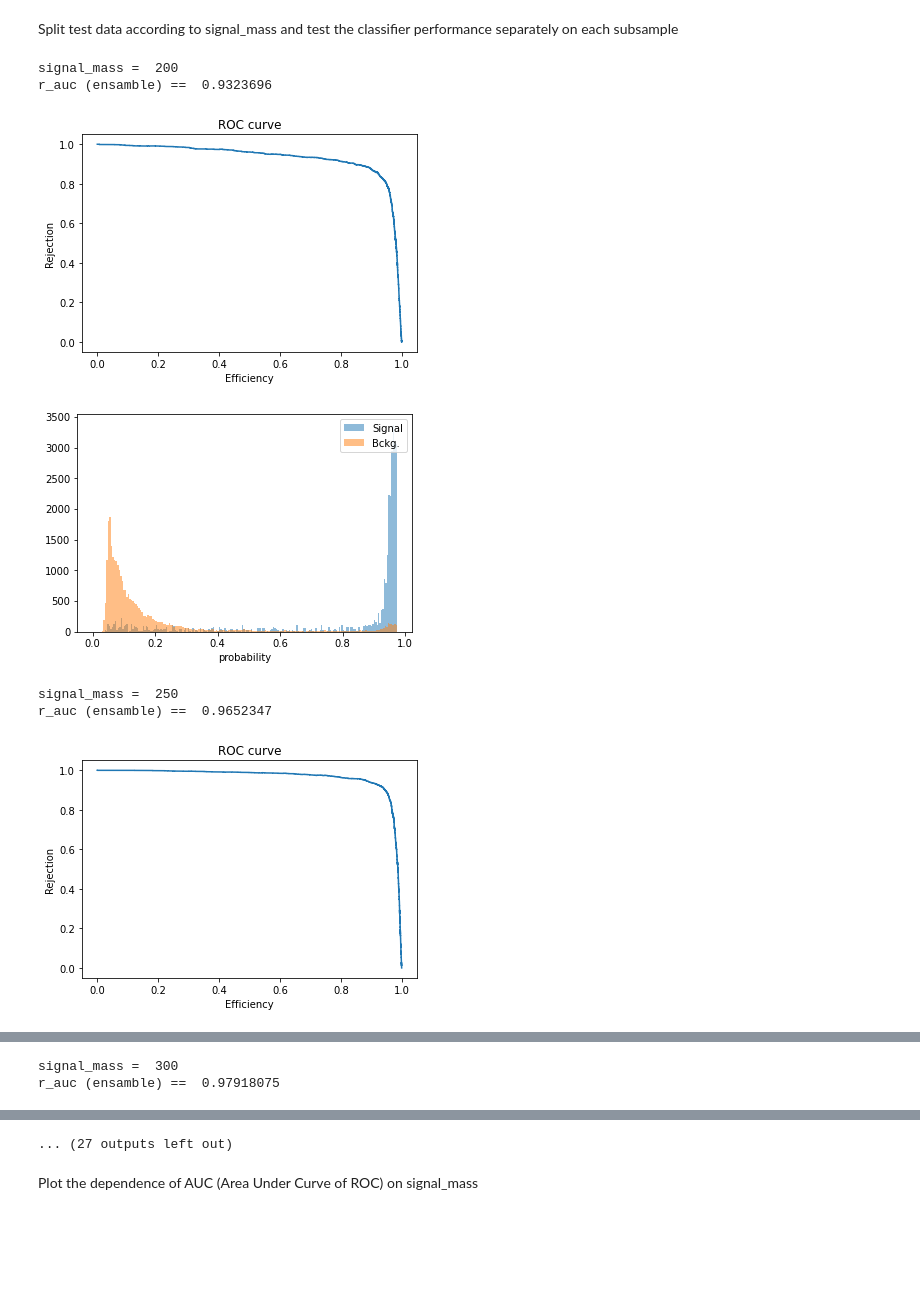
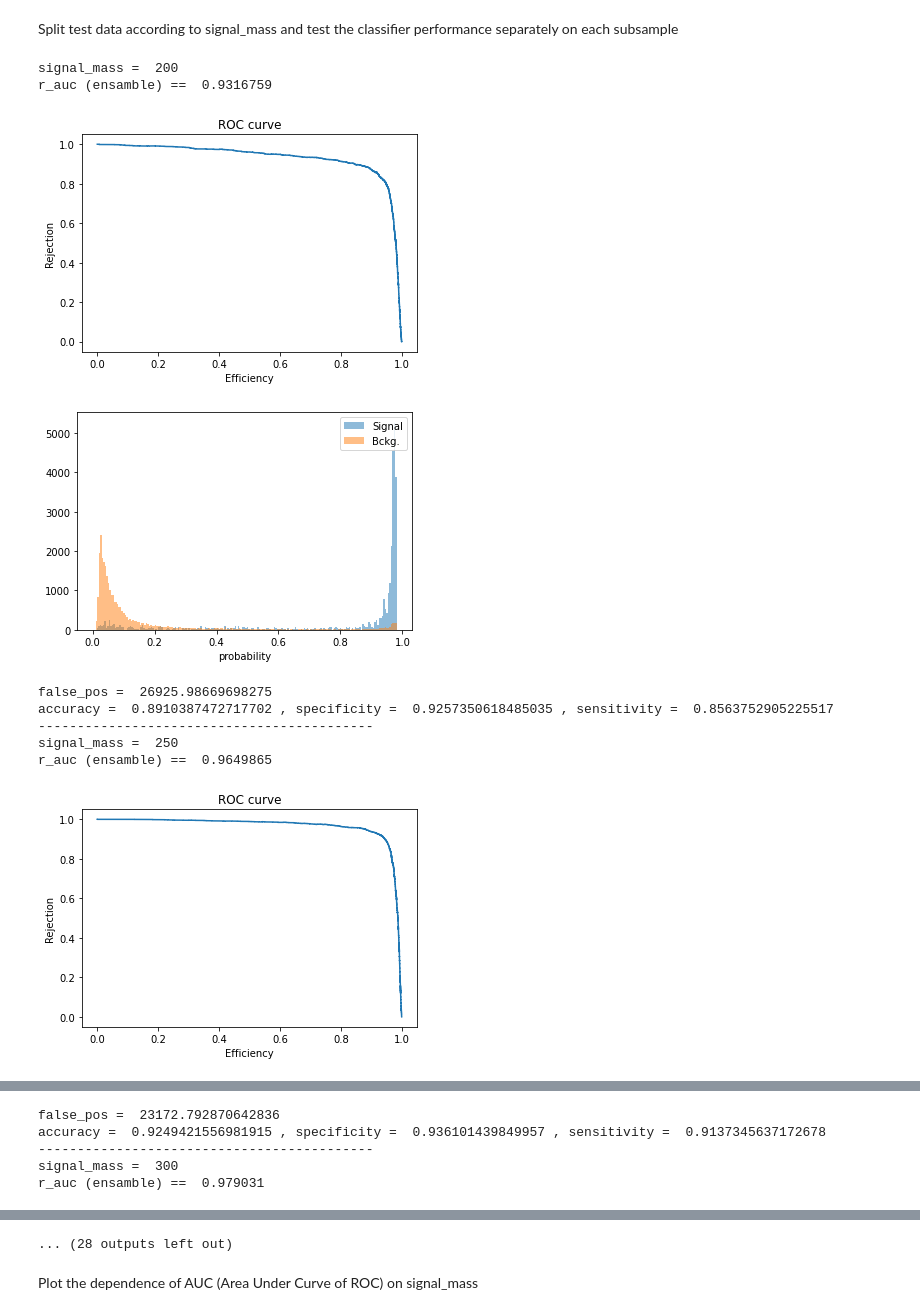
Before and after one commit to marcinwolter/Higgs_Janka, a Jupyter notebook: Higgs_Janka_1v_2mln.ipynb, the cells around one changed output, grey strips where cells are left out. Drawn from its saved outputs; the diff is of its cells as text; code cells hidden in the pictures; blank space fills up the shorter version.

```diff
--- a/Higgs_Janka_1v_2mln.ipynb
+++ b/Higgs_Janka_1v_2mln.ipynb
@@ -296,7 +296,8 @@ Build an ensamble of networks trained using k-folding and test it on test data
 def test_ensamble(x_test_all, y_test_all, sw_test_all):
 
   #Limit the number of events
-  x_test_all, y_test_all, sw_test_all = x_test_all[0:100000], y_test_all[0:100000], sw_test_all[0:100000]
+  n_events = 100000
+  x_test_all, y_test_all, sw_test_all = x_test_all[0:n_events], y_test_all[0:n_events], sw_test_all[0:n_events]
 
 
   mask_s = np.in1d(y_test_all.vClass, 1.)
@@ -380,25 +444,39 @@ Split test data according to signal_mass and test the classifier performance sep
 # %%
 auc_list = []
 av_auc_list = []
 aucs_list = []
+
+acc_list = []
+spec_list = []
+sens_list = []
 
 for m in masses:
   print("signal_mass = ",m)
   mask = np.in1d(x_test_all.signal_mass, m)
 
   x_test_m = x_test_all[mask]
   y_test_m = y_test_all[mask]
   sw_test_m = sw_test_all[mask]
 
   auc, av_auc, aucs = test_ensamble(x_test_m, y_test_m, sw_test_m)
   auc_list.append(auc)
   av_auc_list.append(av_auc)
   aucs_list.append(aucs)
+
+  accuracy, specificity, sensitivity = accuracy_ensamble(x_test_m, y_test_m, sw_test_m)
+  acc_list.append(accuracy)
+  spec_list.append(specificity)
+  sens_list.append(sensitivity)
+
+  print("-------------------------------------------")
 # %% [output]
 signal_mass =  200
-r_auc (ensamble) ==  0.9323696
+r_auc (ensamble) ==  0.9316759
 [figure]
-[figure, old version]
+[figure, new version]
+false_pos =  26925.98669698275
+accuracy =  0.8910387472717702 , specificity =  0.9257350618485035 , sensitivity =  0.8563752905225517
+-------------------------------------------
 signal_mass =  250
-r_auc (ensamble) ==  0.9652347
+r_auc (ensamble) ==  0.9649865
 [figure]
@@ -406,3 +484,6 @@ r_auc (ensamble) ==  0.9652347
+false_pos =  23172.792870642836
+accuracy =  0.9249421556981915 , specificity =  0.936101439849957 , sensitivity =  0.9137345637172678
+-------------------------------------------
 signal_mass =  300
-r_auc (ensamble) ==  0.97918075
+r_auc (ensamble) ==  0.979031
 [figure]
@@ -414,4 +498,4 @@ r_auc (ensamble) ==  0.98410946
-... (27 outputs left out)
+... (28 outputs left out)
 # %% [markdown]
 Plot the dependence of AUC (Area Under Curve of ROC) on signal_mass
 # %%
```
Also changed, not shown: parts of 6 cells of this notebook.
